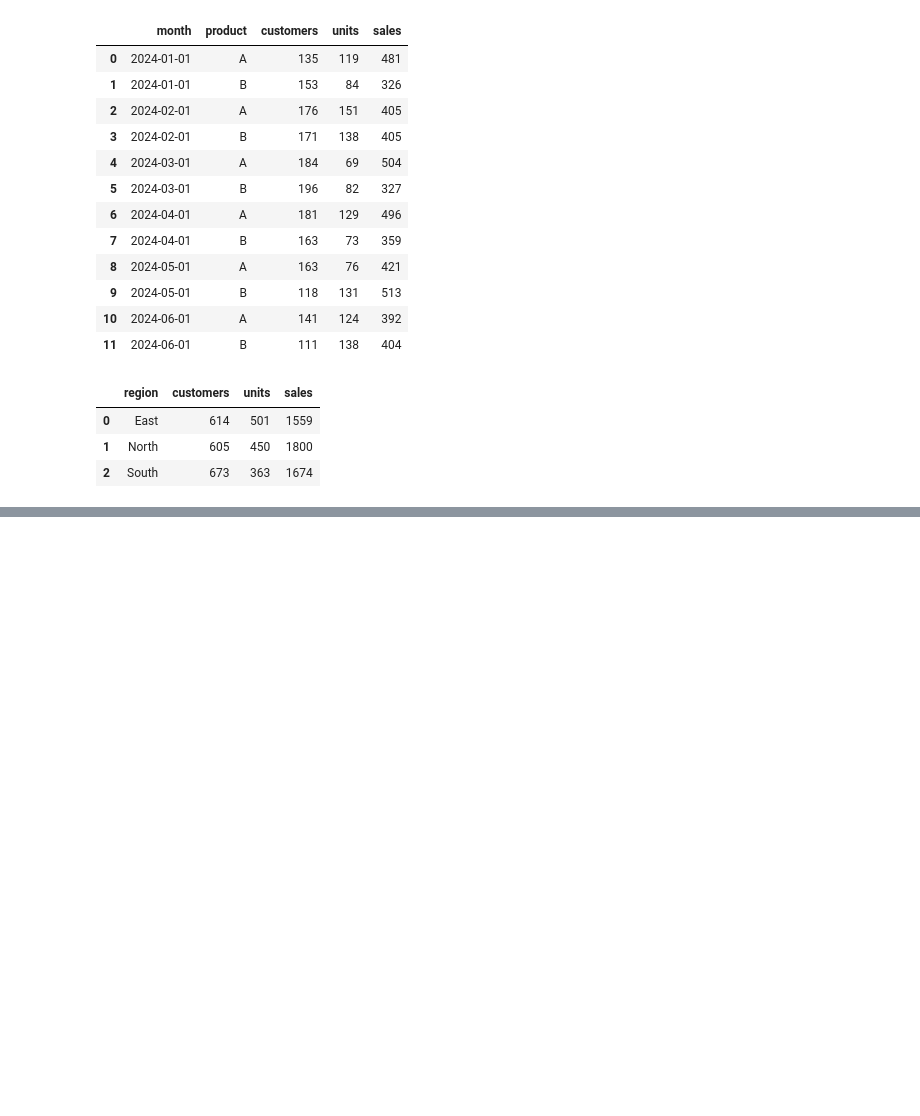
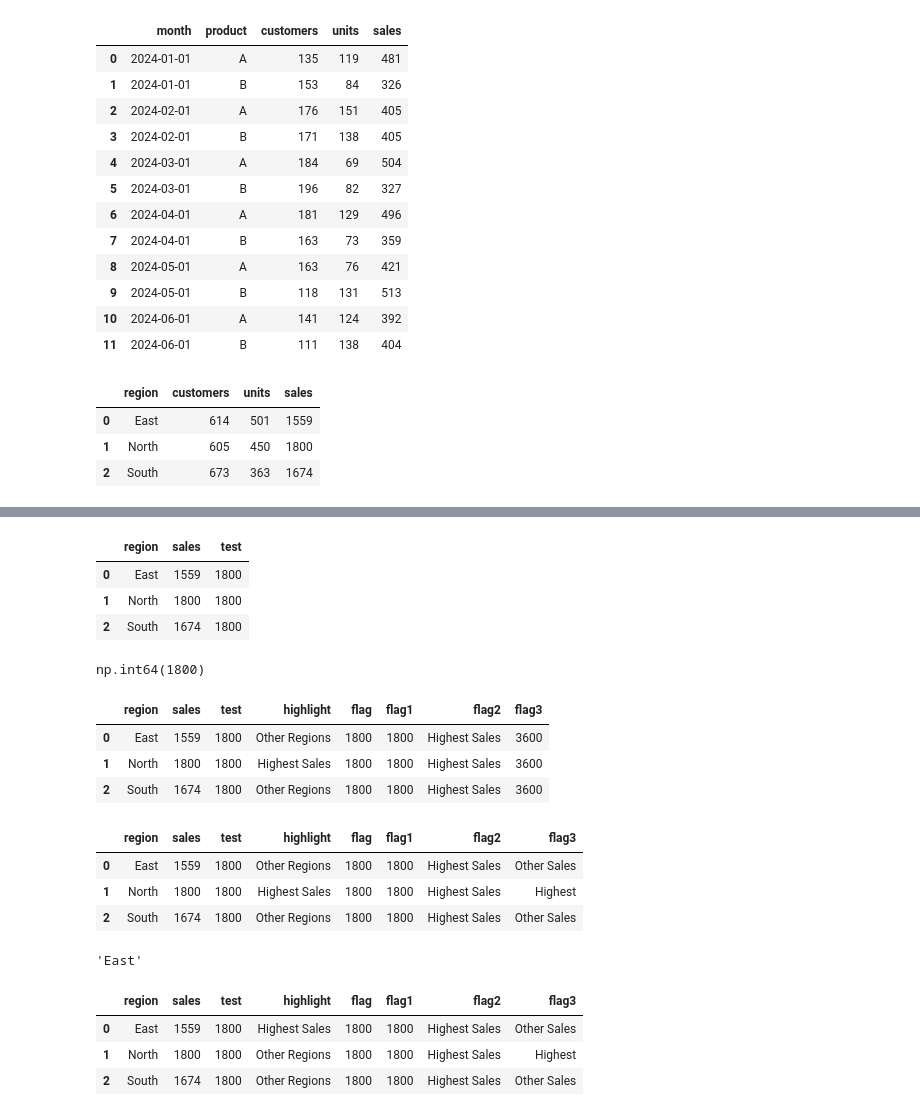
Before and after one commit to hovhannisyan91/aca, a Jupyter notebook: lab/python/notebooks/09_plotly.ipynb, the cells around one changed output, grey strips where cells are left out. Drawn from its saved outputs; the diff is of its cells as text; code cells hidden in the pictures; blank space fills up the shorter version.

```diff
--- a/lab/python/notebooks/09_plotly.ipynb
+++ b/lab/python/notebooks/09_plotly.ipynb
@@ -122,0 +172,57 @@ fig.show()
+# %%
+region_sales = (
+    df_plotly.groupby("region", as_index=False)["sales"]
+             .sum()
+)
+# %%
+region_sales['test'] = 1800
+
+region_sales
+# %% [output]
+|  | region | sales | test |
+| 0 | East | 1559 | 1800 |
+| 1 | North | 1800 | 1800 |
+| 2 | South | 1674 | 1800 |
+# %%
+max_number = region_sales['test'].max()
+
+max_number
+# %% [output]
+np.int64(1800)
+# %%
+region_sales['flag3'] =  [i*2 for i in region_sales['test']]
+region_sales
+# %% [output]
+|  | region | sales | test | highlight | flag | flag1 | flag2 | flag3 |
+| 0 | East | 1559 | 1800 | Other Regions | 1800 | 1800 | Highest Sales | 3600 |
+| 1 | North | 1800 | 1800 | Highest Sales | 1800 | 1800 | Highest Sales | 3600 |
+| 2 | South | 1674 | 1800 | Other Regions | 1800 | 1800 | Highest Sales | 3600 |
+# %%
+region_sales["flag3"] = [i for i in region_sales['test']]
+region_sales
+# %% [output]
+|  | region | sales | test | highlight | flag | flag1 | flag2 | flag3 |
+| 0 | East | 1559 | 1800 | Other Regions | 1800 | 1800 | Highest Sales | Other Sales |
+| 1 | North | 1800 | 1800 | Highest Sales | 1800 | 1800 | Highest Sales | Highest |
+| 2 | South | 1674 | 1800 | Other Regions | 1800 | 1800 | Highest Sales | Other Sales |
+# %%
+
+top_region = region_sales.loc[region_sales["sales"].idxmin(), "region"]
+top_region
+# %% [output]
+'East'
+# %%
+top_region = region_sales.loc[region_sales["sales"].idxmin(), "region"]
+top_region
+region_sales["highlight"] = np.where(
+    region_sales["region"] == top_region,
+    "Highest Sales",
+    "Other Regions"
+)
+
+region_sales
+# %% [output]
+|  | region | sales | test | highlight | flag | flag1 | flag2 | flag3 |
+| 0 | East | 1559 | 1800 | Highest Sales | 1800 | 1800 | Highest Sales | Other Sales |
+| 1 | North | 1800 | 1800 | Other Regions | 1800 | 1800 | Highest Sales | Highest |
+| 2 | South | 1674 | 1800 | Other Regions | 1800 | 1800 | Highest Sales | Other Sales |
```
Also changed, not shown: parts of 7 cells of this notebook, 2 other files.
